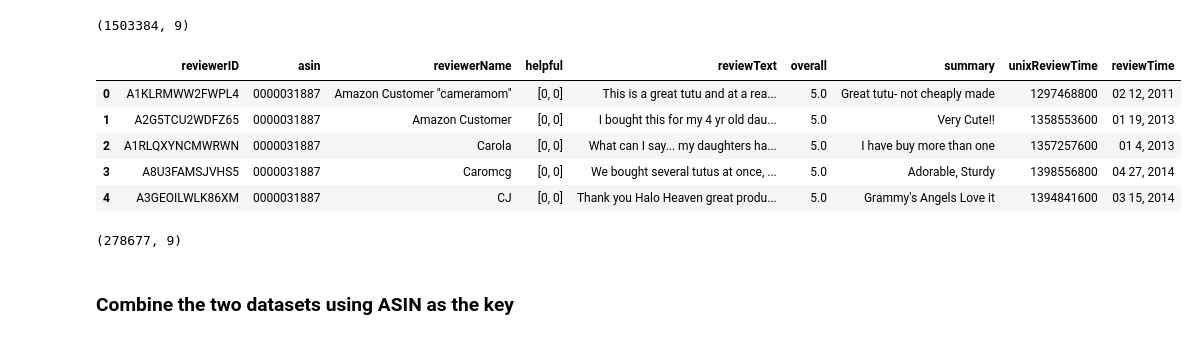
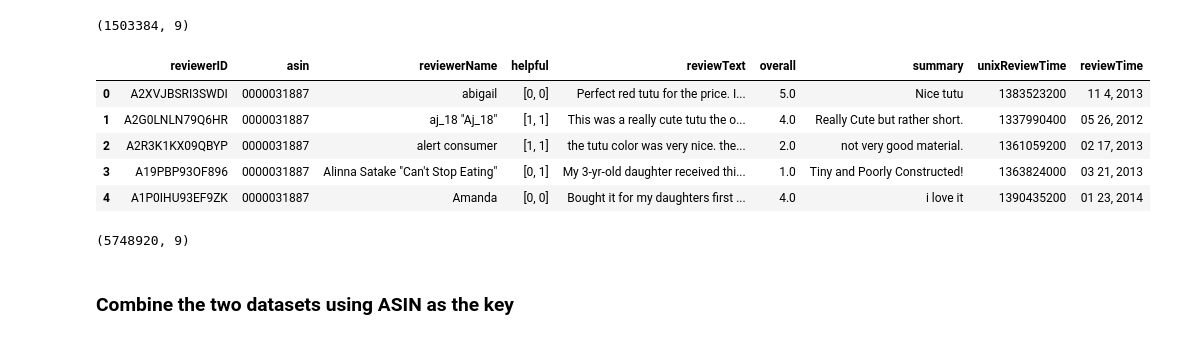
Before and after one commit to lruizarce/unsupervisedText, a Jupyter notebook: final.ipynb, the cells around one changed output. Cells and saved outputs as stored; diff of their text form; code cells hidden in the pictures.

```diff
--- a/final.ipynb
+++ b/final.ipynb
@@ -50,24 +56,24 @@ products.shape
 # %% [output]
 (1503384, 9)
 # %%
-file_path = "../unsupervisedText/reviews_Clothing_Shoes_and_Jewelry_5.json.gz"
+file_path = "../unsupervisedText/reviews_Clothing_Shoes_and_Jewelry.json.gz"
 
 with gzip.open(file_path, "rt") as file:
     lines = file.readlines()
 data = [eval(line) for line in lines]
 reviews = pd.DataFrame(data)
 reviews.head()
 # %% [output]
 |  | reviewerID | asin | reviewerName | helpful | reviewText | overall | summary | unixReviewTime | reviewTime |
-| 0 | A1KLRMWW2FWPL4 | 0000031887 | Amazon Customer "cameramom" | [0, 0] | This is a great tutu and at a rea... | 5.0 | Great tutu- not cheaply made | 1297468800 | 02 12, 2011 |
-| 1 | A2G5TCU2WDFZ65 | 0000031887 | Amazon Customer | [0, 0] | I bought this for my 4 yr old dau... | 5.0 | Very Cute!! | 1358553600 | 01 19, 2013 |
-| 2 | A1RLQXYNCMWRWN | 0000031887 | Carola | [0, 0] | What can I say... my daughters ha... | 5.0 | I have buy more than one | 1357257600 | 01 4, 2013 |
-| 3 | A8U3FAMSJVHS5 | 0000031887 | Caromcg | [0, 0] | We bought several tutus at once, ... | 5.0 | Adorable, Sturdy | 1398556800 | 04 27, 2014 |
-| 4 | A3GEOILWLK86XM | 0000031887 | CJ | [0, 0] | Thank you Halo Heaven great produ... | 5.0 | Grammy's Angels Love it | 1394841600 | 03 15, 2014 |
+| 0 | A2XVJBSRI3SWDI | 0000031887 | abigail | [0, 0] | Perfect red tutu for the price. I... | 5.0 | Nice tutu | 1383523200 | 11 4, 2013 |
+| 1 | A2G0LNLN79Q6HR | 0000031887 | aj_18 "Aj_18" | [1, 1] | This was a really cute tutu the o... | 4.0 | Really Cute but rather short. | 1337990400 | 05 26, 2012 |
+| 2 | A2R3K1KX09QBYP | 0000031887 | alert consumer | [1, 1] | the tutu color was very nice. the... | 2.0 | not very good material. | 1361059200 | 02 17, 2013 |
+| 3 | A19PBP93OF896 | 0000031887 | Alinna Satake "Can't Stop Eating" | [0, 1] | My 3-yr-old daughter received thi... | 1.0 | Tiny and Poorly Constructed! | 1363824000 | 03 21, 2013 |
+| 4 | A1P0IHU93EF9ZK | 0000031887 | Amanda | [0, 0] | Bought it for my daughters first ... | 4.0 | i love it | 1390435200 | 01 23, 2014 |
 # %%
 reviews.shape
 # %% [output]
-(278677, 9)
+(5748920, 9)
 # %% [markdown]
 ### Combine the two datasets using ASIN as the key
 # %%
```
Also changed, not shown: parts of 15 cells of this notebook.
